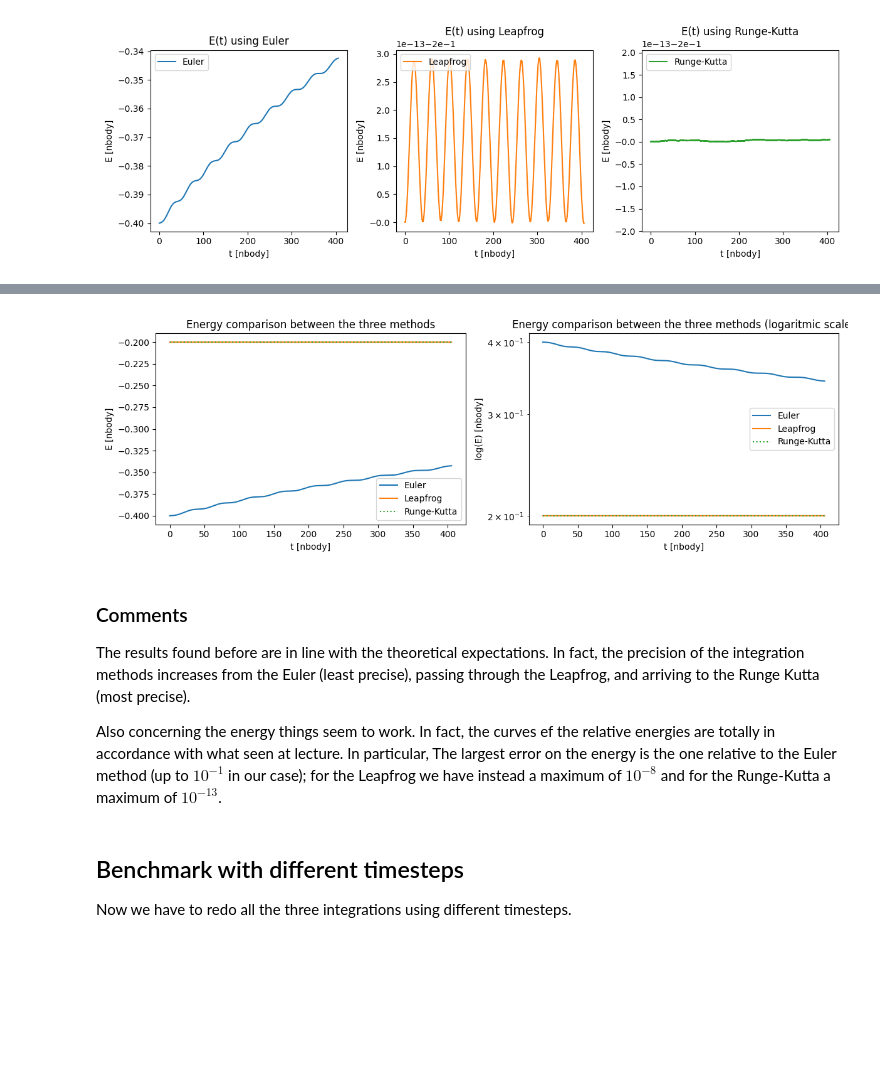
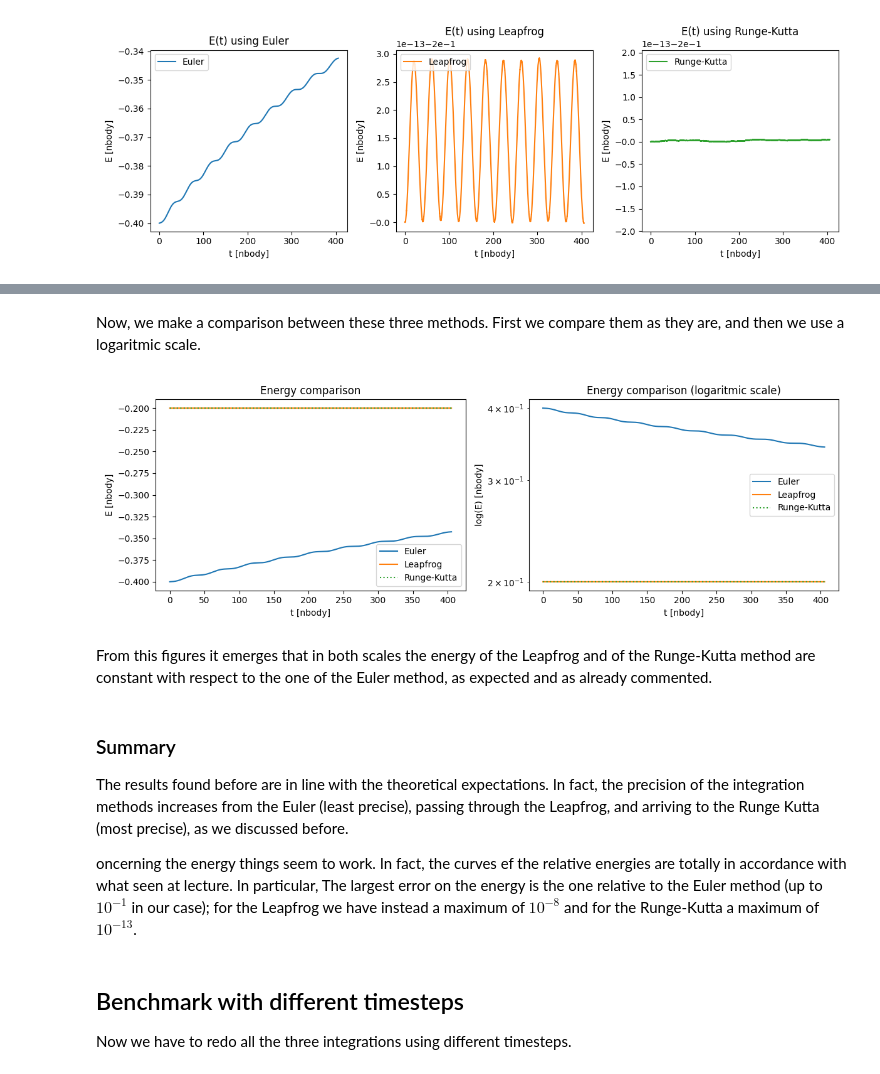
Before and after one commit to giadaaggio/compastro_23, a Jupyter notebook: Fireworks/assignment3/circular_orbit.ipynb, the cells around one changed output, grey strips where cells are left out. Cells and saved outputs as stored; diff of their text form; code cells hidden in the pictures; blank space fills up the shorter version.

Commit message:
comments to circular obits

```diff
--- a/Fireworks/assignment3/circular_orbit.ipynb
+++ b/Fireworks/assignment3/circular_orbit.ipynb
@@ -299,39 +323,43 @@ Now, we make a comparison. In order to do this final step we need to scale the a
+# %% [markdown]
+Now, we make a comparison between these three methods. First we compare them as they are, and then we use a logaritmic scale.
 # %%
 #PLOT Energy comparison
 plt.figure(figsize=(12,4))
 
 #PLOT non logaritmically
 plt.subplot(1,2,1)
-plt.title('Energy comparison between the three methods')
+plt.title('Energy comparison')
 plt.plot(time_euler,        Etot_euler,         label='Euler',          color='C0')
 plt.plot(time_leapfrog,     Etot_leapfrog,      label='Leapfrog',       color='C1')
 plt.plot(time_rungekutta,   Etot_rungekutta,    label='Runge-Kutta',    color='C2', linestyle='dotted')
 plt.xlabel('t [nbody]')
 plt.ylabel('E [nbody]')
 plt.legend()
 
 #PLOT logaritmically
 plt.subplot(1,2,2)
-plt.title('Energy comparison between the three methods (logaritmic scale)')
+plt.title('Energy comparison (logaritmic scale)')
 plt.plot(time_euler,        abs(Etot_euler),        label='Euler',      color='C0')
 plt.plot(time_leapfrog,     abs(Etot_leapfrog),     label='Leapfrog',   color='C1')
 plt.plot(time_rungekutta,   abs(Etot_rungekutta),   label='Runge-Kutta',color='C2', linestyle='dotted')
 plt.xlabel('t [nbody]')
 plt.ylabel('log(E) [nbody]')
 plt.yscale('log')
 plt.legend()
 
 plt.tight_layout()
 plt.show()
 # %% [output]
-[figure, old version]
+[figure, new version]
+# %% [markdown]
+From this figures it emerges that in both scales the energy of the Leapfrog and of the Runge-Kutta method are constant with respect to the one of the Euler method, as expected and as already commented.
 # %% [markdown]
-### Comments
+### Summary
 
 The results found before are in line with the theoretical expectations.
-In fact, the precision of the integration methods increases from the Euler (least precise), passing through the Leapfrog, and arriving to the Runge Kutta (most precise).
+In fact, the precision of the integration methods increases from the Euler (least precise), passing through the Leapfrog, and arriving to the Runge Kutta (most precise), as we discussed before.
 
-Also concerning the energy things seem to work. In fact, the curves ef the relative energies are totally in accordance with what seen at lecture. In particular, The largest error on the energy is the one relative to the Euler method (up to $10^{-1}$ in our case); for the Leapfrog we have instead a maximum of $10^{-8}$ and for the Runge-Kutta a maximum of $10^{-13}$.
+oncerning the energy things seem to work. In fact, the curves ef the relative energies are totally in accordance with what seen at lecture. In particular, The largest error on the energy is the one relative to the Euler method (up to $10^{-1}$ in our case); for the Leapfrog we have instead a maximum of $10^{-8}$ and for the Runge-Kutta a maximum of $10^{-13}$.
 # %% [markdown]
 ## Benchmark with different timesteps
 Now we have to redo all the three integrations using different timesteps.
```
Also changed, not shown: parts of 23 cells of this notebook.
